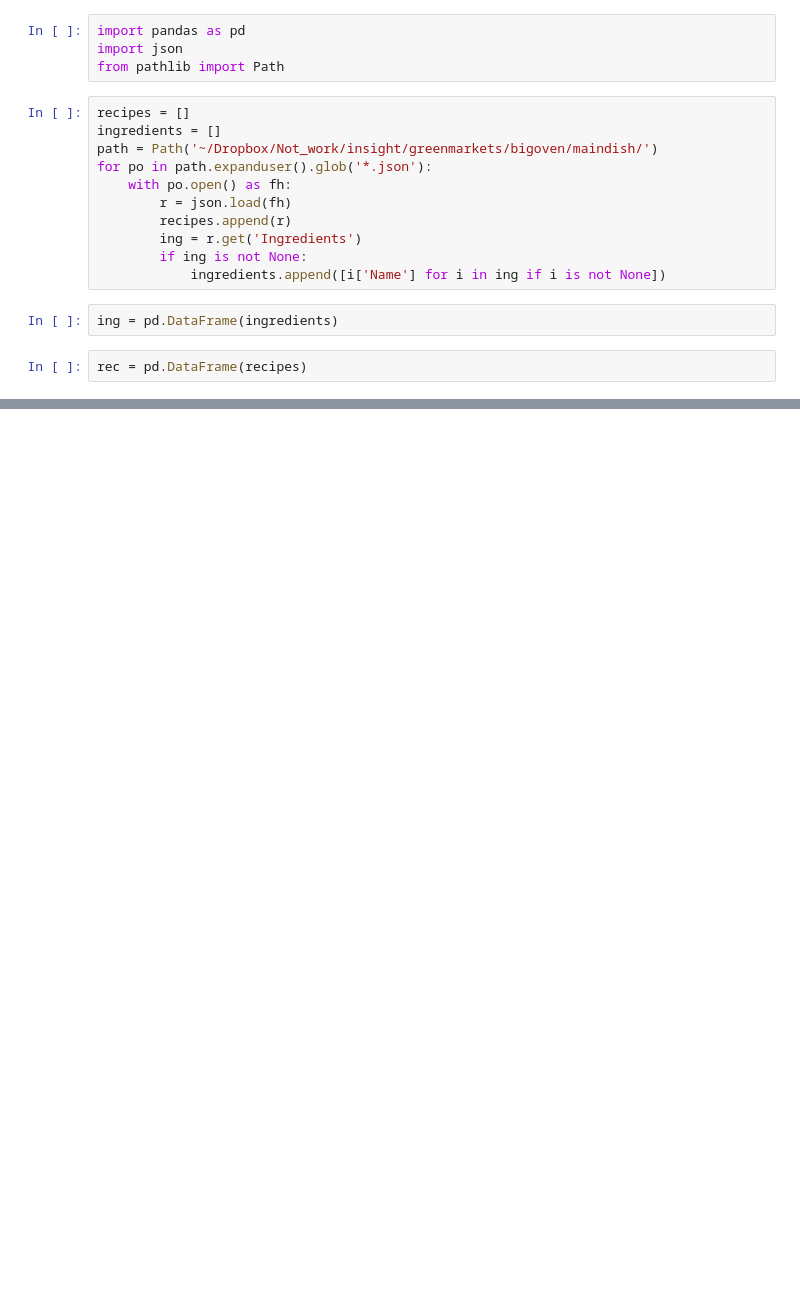
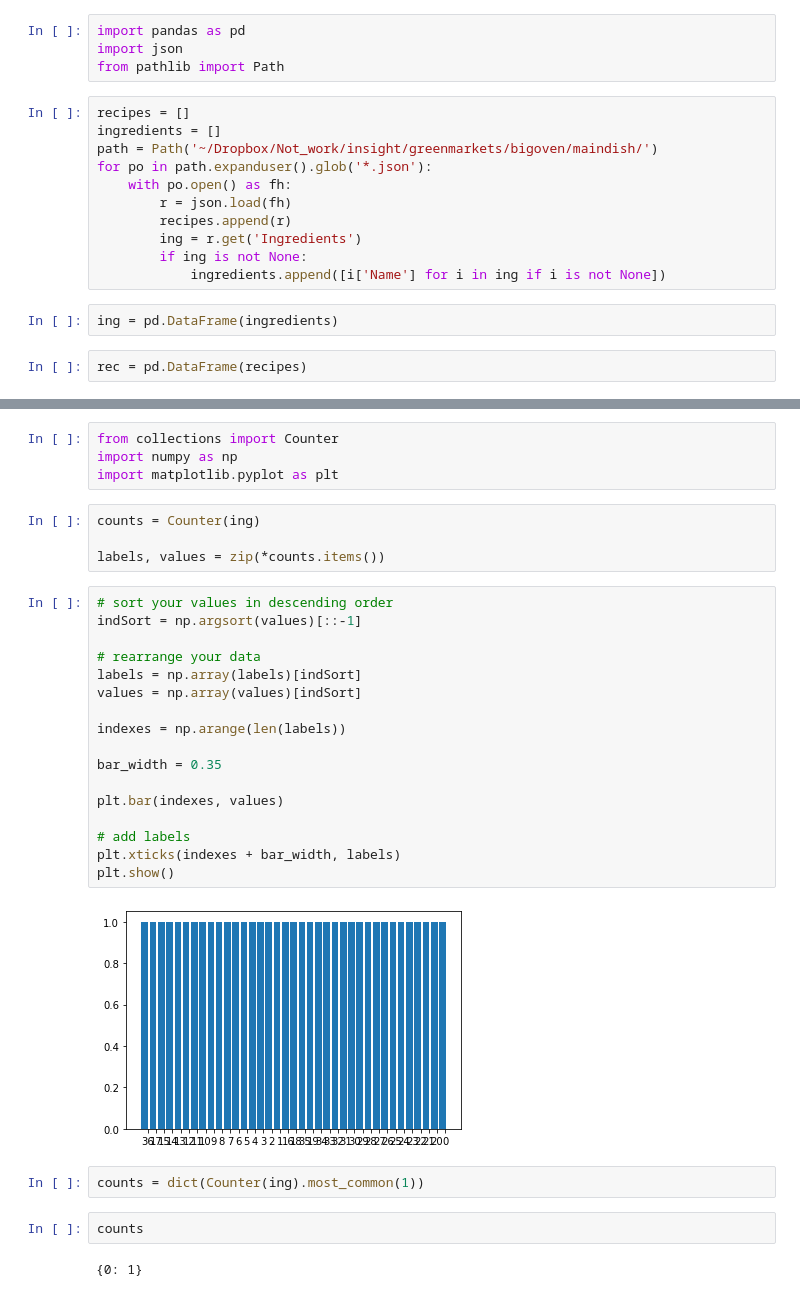
Before and after one commit to midoceanbridg/makeitlocal, a Jupyter notebook: greenmarkets/data_exp.ipynb, the cells around one changed output, grey strips where cells are left out. Cells and saved outputs as stored; diff of their text form; blank space fills up the shorter version.

```diff
--- a/greenmarkets/data_exp.ipynb
+++ b/greenmarkets/data_exp.ipynb
@@ -35,0 +44,33 @@ ing
+# %%
+from collections import Counter
+import numpy as np
+import matplotlib.pyplot as plt
+# %%
+counts = Counter(ing)
+
+labels, values = zip(*counts.items())
+# %%
+# sort your values in descending order
+indSort = np.argsort(values)[::-1]
+
+# rearrange your data
+labels = np.array(labels)[indSort]
+values = np.array(values)[indSort]
+
+indexes = np.arange(len(labels))
+
+bar_width = 0.35
+
+plt.bar(indexes, values)
+
+# add labels
+plt.xticks(indexes + bar_width, labels)
+plt.show()
+# %% [output]
+[figure, added]
+# %%
+counts = dict(Counter(ing).most_common(1))
+# %%
+counts
+# %% [output]
+{0: 1}
```
Also changed, not shown: parts of 2 cells of this notebook, 3 other files.
